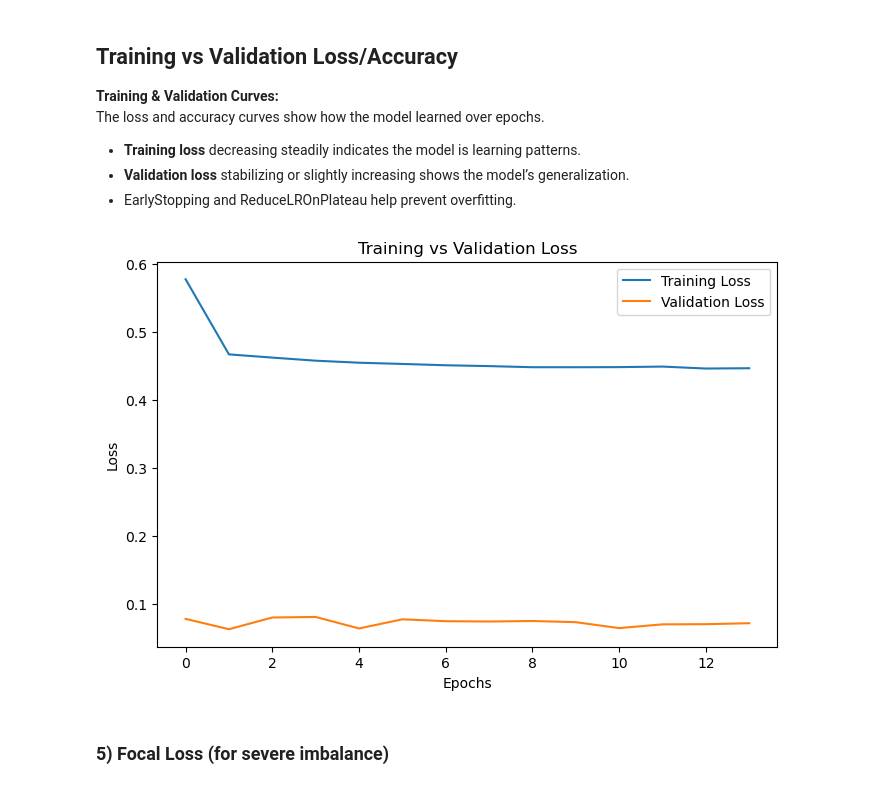
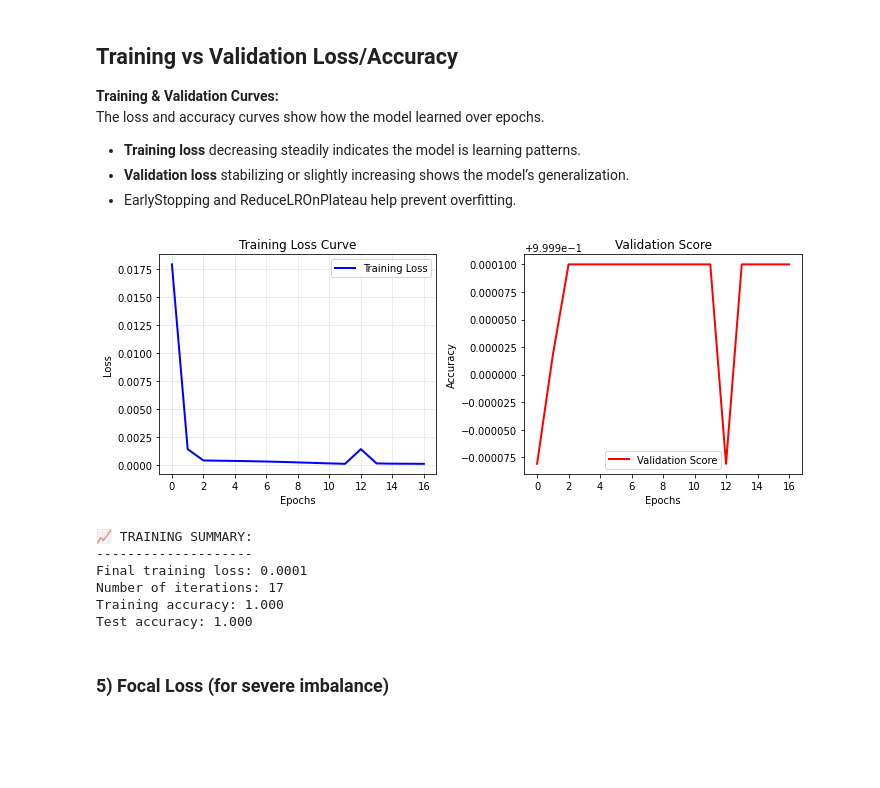
Before and after one commit to OndiekiFrank/type2-diabetes-early-detection-ai-agent, a Jupyter notebook: Notebooks/type2_diabetes_ai_agent.ipynb, the cells around one changed output. Cells and saved outputs as stored; diff of their text form; code cells hidden in the pictures; blank space fills up the shorter version.

```diff
--- a/Notebooks/type2_diabetes_ai_agent.ipynb
+++ b/Notebooks/type2_diabetes_ai_agent.ipynb
@@ -3018,17 +3248,53 @@ The loss and accuracy curves show how the model learned over epochs.
 - **Training loss** decreasing steadily indicates the model is learning patterns.
 - **Validation loss** stabilizing or slightly increasing shows the model’s generalization.
 - EarlyStopping and ReduceLROnPlateau help prevent overfitting.
-# %%
-# Training vs Validation Loss
-plt.figure(figsize=(8,5))
-plt.plot(history.history['loss'], label='Training Loss')
-plt.plot(history.history['val_loss'], label='Validation Loss')
-plt.xlabel("Epochs")
-plt.ylabel("Loss")
-plt.title("Training vs Validation Loss")
-plt.legend()
-plt.show()
-# %% [output]
-[figure, removed]
+# %%
+import matplotlib.pyplot as plt
+
+# Training History Visualization (for scikit-learn MLP)
+plt.figure(figsize=(10, 4))
+
+# Plot 1: Loss Curve
+plt.subplot(1, 2, 1)
+plt.plot(mlp.loss_curve_, label='Training Loss', color='blue', linewidth=2)
+plt.xlabel("Epochs")
+plt.ylabel("Loss")
+plt.title("Training Loss Curve")
+plt.legend()
+plt.grid(True, alpha=0.3)
+
+# Plot 2: Validation Score (if available)
+plt.subplot(1, 2, 2)
+if hasattr(mlp, 'validation_scores_') and mlp.validation_scores_ is not None:
+    plt.plot(mlp.validation_scores_, label='Validation Score', color='red', linewidth=2)
+    plt.xlabel("Epochs")
+    plt.ylabel("Accuracy")
+    plt.title("Validation Score")
+    plt.legend()
+else:
+    # Show final training accuracy instead
+    final_accuracy = mlp.score(X_train_scaled, y_train)
+    plt.text(0.5, 0.5, f'Final Train\nAccuracy: {final_accuracy:.3f}',
+             ha='center', va='center', transform=plt.gca().transAxes, fontsize=12)
+    plt.title("Training Performance")
+    plt.axis('off')
+
+plt.tight_layout()
+plt.show()
+
+print("📈 TRAINING SUMMARY:")
+print("-" * 20)
+print(f"Final training loss: {mlp.loss_curve_[-1]:.4f}")
+print(f"Number of iterations: {mlp.n_iter_}")
+print(f"Training accuracy: {mlp.score(X_train_scaled, y_train):.3f}")
+print(f"Test accuracy: {mlp.score(X_test_scaled, y_test):.3f}")
+# %% [output]
+[figure, added]
+📈 TRAINING SUMMARY:
+--------------------
+Final training loss: 0.0001
+Number of iterations: 17
+Training accuracy: 1.000
+Test accuracy: 1.000
 # %% [markdown]
 ### 5) Focal Loss (for severe imbalance)
```
Also changed, not shown: parts of 38 cells of this notebook.
